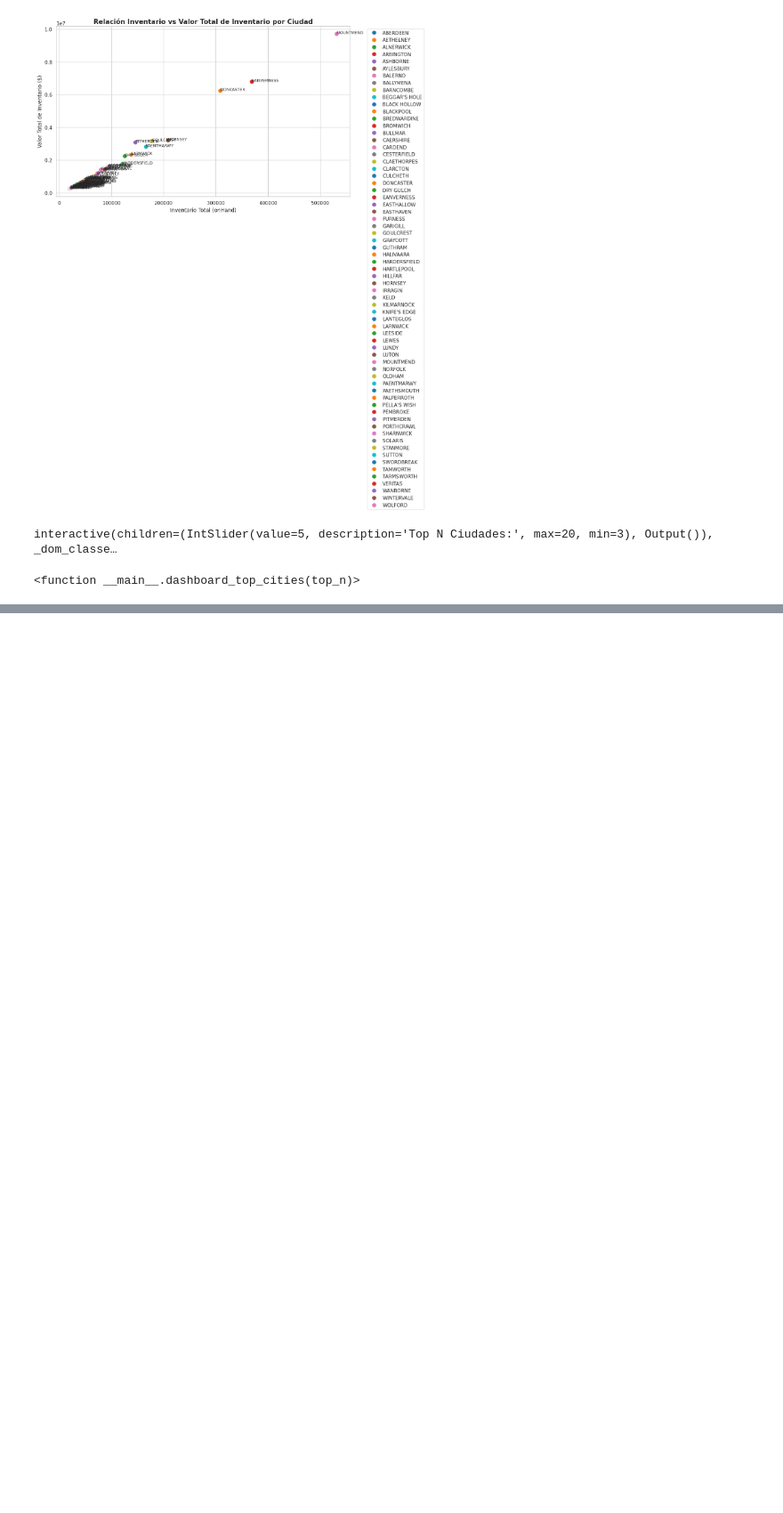
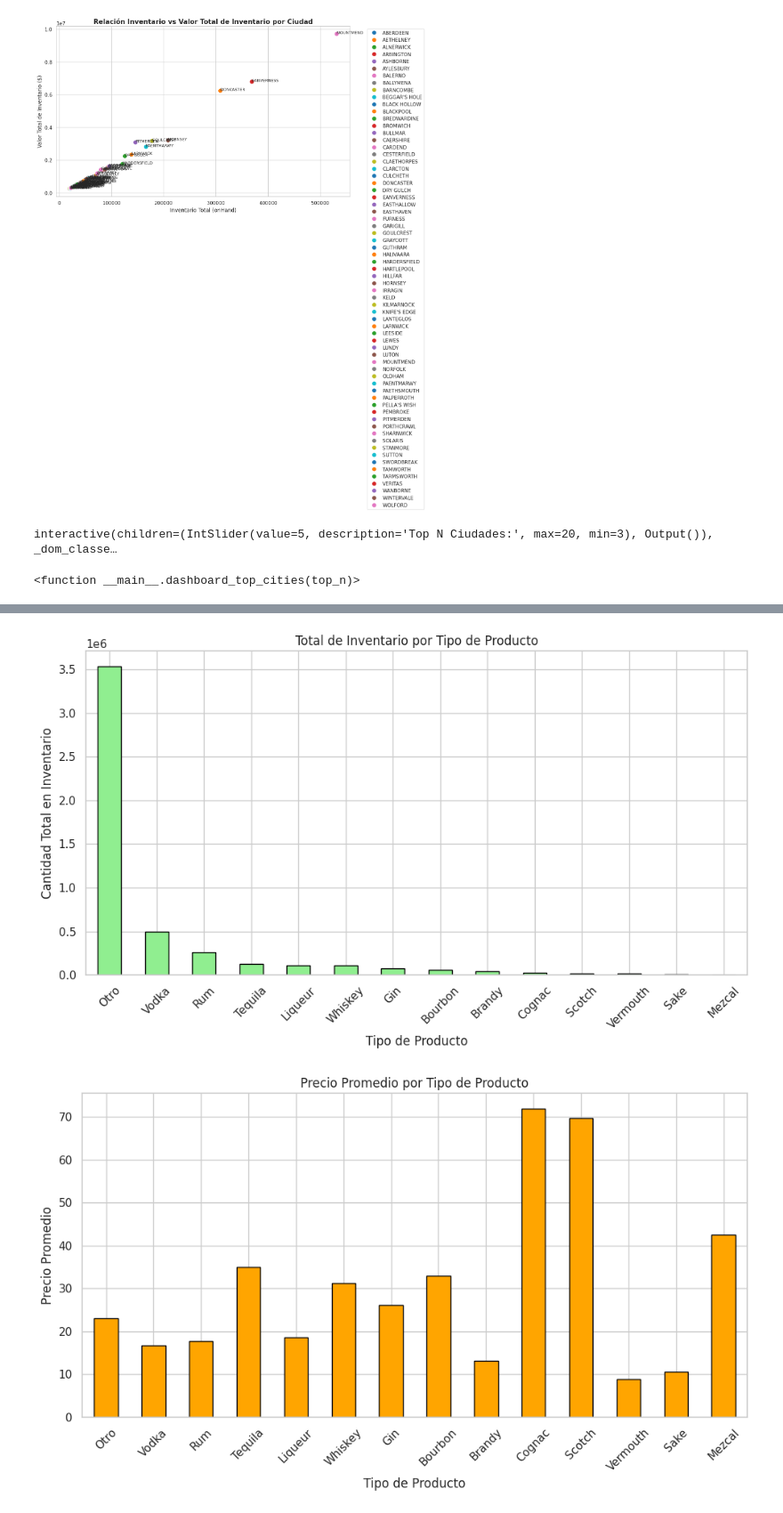
Before and after one commit to RaksoIngenieria/Data-Analytics, a Jupyter notebook: AromasDelValle.ipynb, the cells around one changed output, grey strips where cells are left out. Shown at 89% size. Saved outputs shown, nothing was run; the diff lists cells and outputs as text; code cells hidden in the pictures; blank space fills up the shorter version.

```diff
--- a/AromasDelValle.ipynb
+++ b/AromasDelValle.ipynb
@@ -810,0 +988,65 @@ TypeError: '<' not supported between instances of 'float' and 'str'
+# %%
+# Asegurar que las columnas numéricas estén en el tipo correcto
+df["onHand"] = pd.to_numeric(df["onHand"], errors="coerce")
+df["Price"] = pd.to_numeric(df["Price"], errors="coerce")
+
+# Definir tipos de productos por palabras clave
+tipos = {
+    "Vodka": "Vodka",
+    "Tequila": "Tequila",
+    "Whiskey": "Whiskey",
+    "Whisky": "Whiskey",
+    "Scotch": "Scotch",
+    "Rum": "Rum",
+    "Gin": "Gin",
+    "Brandy": "Brandy",
+    "Liqueur": "Liqueur",
+    "Cognac": "Cognac",
+    "Sake": "Sake",
+    "Mezcal": "Mezcal",
+    "Bourbon": "Bourbon",
+    "Vermouth": "Vermouth"
+}
+
+# Clasificar tipo de producto
+def clasificar_tipo(desc):
+    for palabra, tipo in tipos.items():
+        if pd.notnull(desc) and palabra.lower() in desc.lower():
+            return tipo
+    return "Otro"
+
+df["TipoProducto"] = df["Description"].apply(clasificar_tipo)
+
+# Agrupar por tipo de producto
+resumen_tipo = df.groupby("TipoProducto").agg(
+    total_inventario=("onHand", "sum"),
+    precio_promedio=("Price", "mean"),
+    conteo_productos=("Description", "count")
+).sort_values(by="total_inventario", ascending=False)
+
+# Mostrar resumen
+print("Resumen por tipo de producto:")
+print(resumen_tipo)
+
+# Visualización: Total de inventario por tipo
+plt.figure(figsize=(10, 6))
+resumen_tipo["total_inventario"].plot(kind="bar", color="lightgreen", edgecolor="black")
+plt.title("Total de Inventario por Tipo de Producto")
+plt.xlabel("Tipo de Producto")
+plt.ylabel("Cantidad Total en Inventario")
+plt.xticks(rotation=45)
+plt.tight_layout()
+plt.savefig("inventario_por_tipo.png")
+plt.show()
+
+# Visualización: Precio promedio por tipo
+plt.figure(figsize=(10, 6))
+resumen_tipo["precio_promedio"].plot(kind="bar", color="orange", edgecolor="black")
+plt.title("Precio Promedio por Tipo de Producto")
+plt.xlabel("Tipo de Producto")
+plt.ylabel("Precio Promedio")
+plt.xticks(rotation=45)
+plt.tight_layout()
+plt.savefig("precio_promedio_por_tipo.png")
+plt.show()
+# %% [output]
@@ -810,0 +1070,2 @@ TypeError: '<' not supported between instances of 'float' and 'str'
+[figure, added]
+[figure, added]
```
Also changed, not shown: parts of 11 cells of this notebook.
